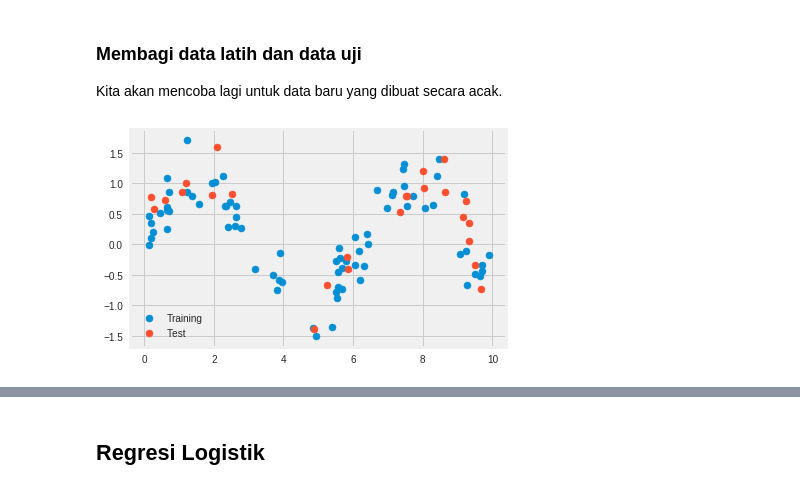
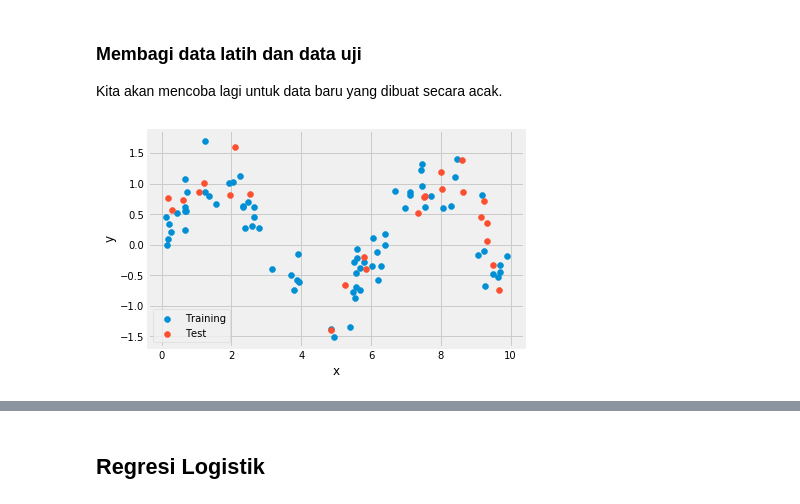
Before and after one commit to aliakbars/uai-ai, a Jupyter notebook: scripts/lab1.ipynb, the cells around one changed output, grey strips where cells are left out. Cells and saved outputs as stored; diff of their text form; code cells hidden in the pictures.

```diff
--- a/scripts/lab1.ipynb
+++ b/scripts/lab1.ipynb
@@ -198,9 +207,11 @@ x_train, x_test, y_train, y_test = train_test_split(x, y, random_state=42)
 # %%
 plt.scatter(x_train, y_train, label='Training')
 plt.scatter(x_test, y_test, label='Test')
+plt.xlabel('x')
+plt.ylabel('y')
 plt.legend();
 # %% [output]
-[figure, old version]
+[figure, new version]
 # %%
 from sklearn.metrics import mean_squared_error
 
```
Also changed, not shown: parts of 16 cells of this notebook, 2 other files.
